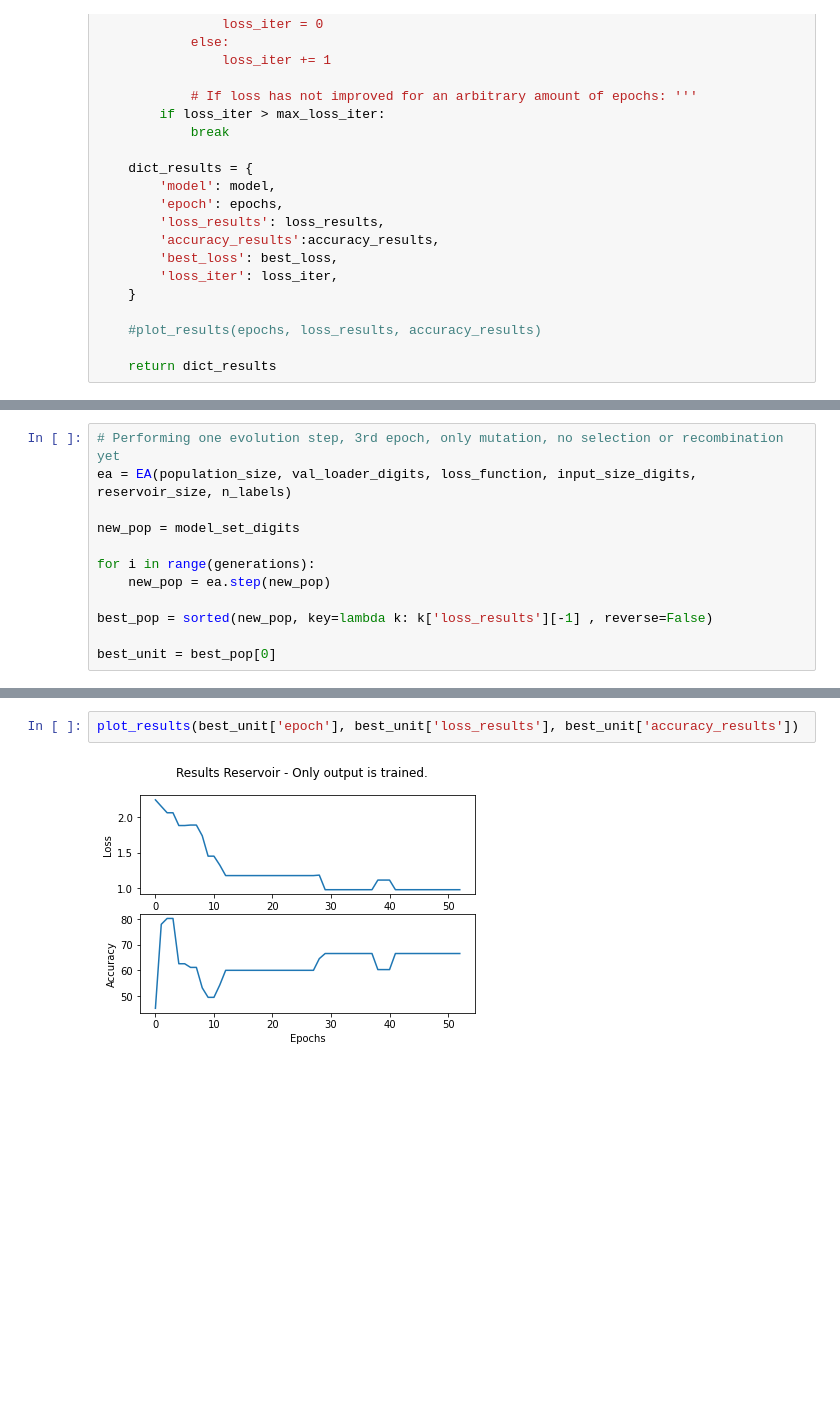
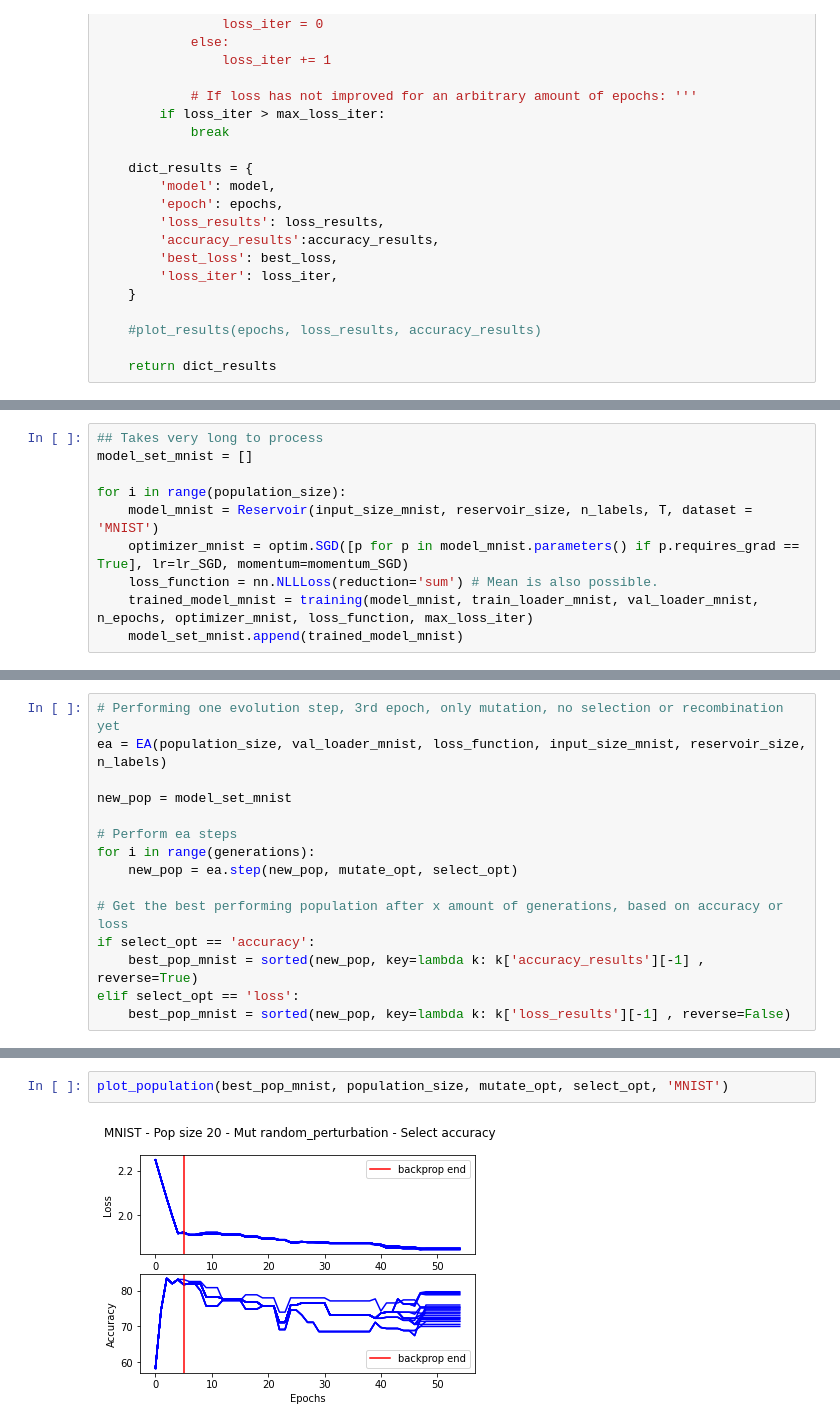
Before and after one commit to wiebetimmers/thesis_project, a Jupyter notebook: main_reservoir_with_evolution.ipynb, the cells around one changed output, grey strips where cells are left out. Drawn from its saved outputs; the diff is of its cells as text; blank space fills up the shorter version.

```diff
--- a/main_reservoir_with_evolution.ipynb
+++ b/main_reservoir_with_evolution.ipynb
@@ -535,0 +654,10 @@ Epoch: 2 - Loss of: 2.099856916155134 - Accuracy of: 82.57142639160156
+# %%
+## Takes very long to process
+model_set_mnist = []
+
+for i in range(population_size):
+    model_mnist = Reservoir(input_size_mnist, reservoir_size, n_labels, T, dataset = 'MNIST')
+    optimizer_mnist = optim.SGD([p for p in model_mnist.parameters() if p.requires_grad == True], lr=lr_SGD, momentum=momentum_SGD)
+    loss_function = nn.NLLLoss(reduction='sum') # Mean is also possible.
+    trained_model_mnist = training(model_mnist, train_loader_mnist, val_loader_mnist, n_epochs, optimizer_mnist, loss_function, max_loss_iter)
+    model_set_mnist.append(trained_model_mnist)
@@ -536,13 +682,16 @@ Epoch: 2 - Loss of: 2.099856916155134 - Accuracy of: 82.57142639160156
 # %%
 # Performing one evolution step, 3rd epoch, only mutation, no selection or recombination yet
-ea = EA(population_size, val_loader_digits, loss_function, input_size_digits, reservoir_size, n_labels)
+ea = EA(population_size, val_loader_mnist, loss_function, input_size_mnist, reservoir_size, n_labels)
 
-new_pop = model_set_digits
+new_pop = model_set_mnist
 
+# Perform ea steps
 for i in range(generations):
-    new_pop = ea.step(new_pop)
+    new_pop = ea.step(new_pop, mutate_opt, select_opt)
 
-best_pop = sorted(new_pop, key=lambda k: k['loss_results'][-1] , reverse=False)
-
-best_unit = best_pop[0]
+# Get the best performing population after x amount of generations, based on accuracy or loss
+if select_opt == 'accuracy':
+    best_pop_mnist = sorted(new_pop, key=lambda k: k['accuracy_results'][-1] , reverse=True)
+elif select_opt == 'loss':
+    best_pop_mnist = sorted(new_pop, key=lambda k: k['loss_results'][-1] , reverse=False)
 # %% [output]
@@ -610,4 +747,4 @@ Epoch: Final score Digits - Loss of: 1.1011598318215186 - Accuracy of: 58.612976
-# %%
-plot_results(best_unit['epoch'], best_unit['loss_results'], best_unit['accuracy_results'])
-# %% [output]
-[figure, removed]
+# %%
+plot_population(best_pop_mnist, population_size, mutate_opt, select_opt, 'MNIST')
+# %% [output]
+[figure, added]
```
Also changed, not shown: parts of 19 cells of this notebook.
